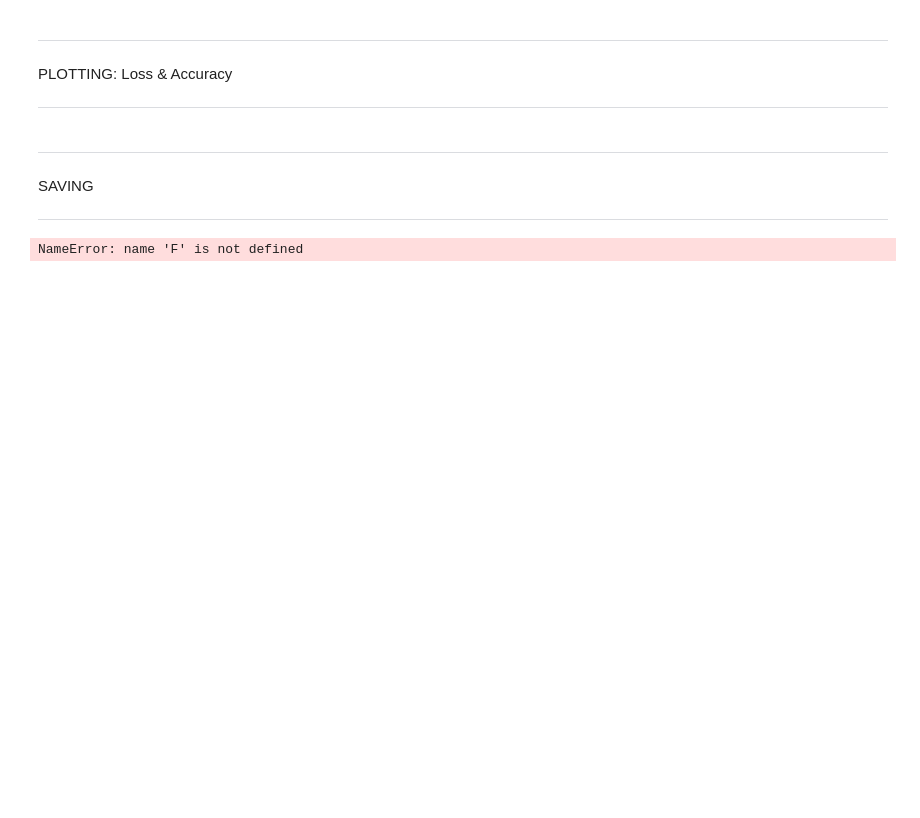
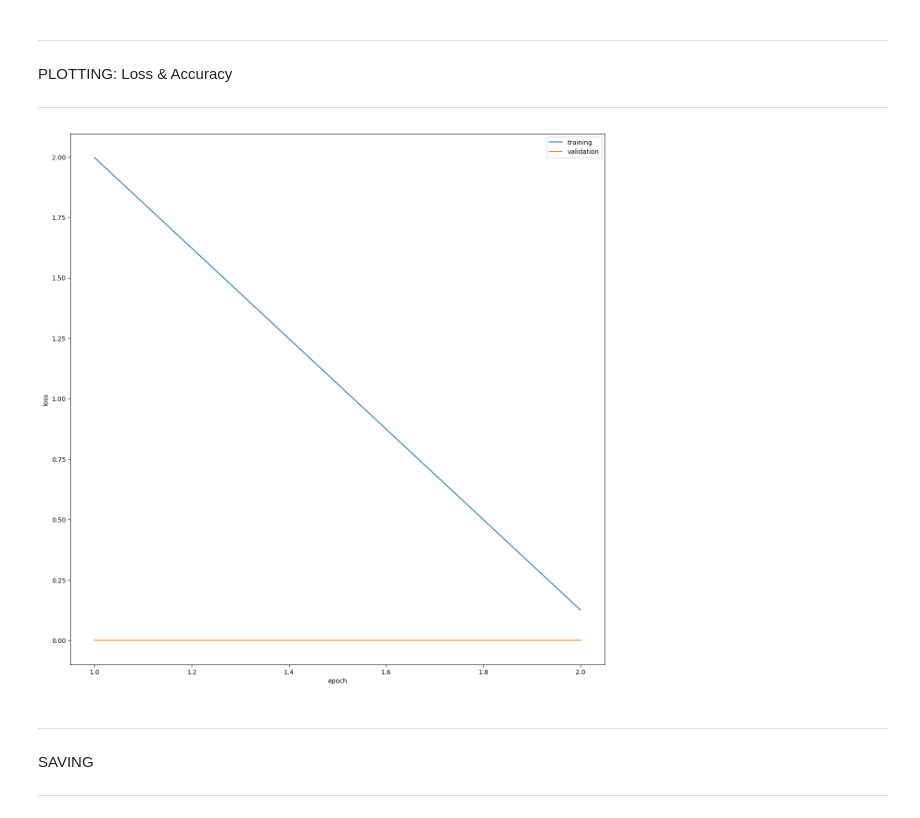
Before and after one commit to Chrono-Coder/cop28Hackathon, a Jupyter notebook: starter.ipynb, the cells around one changed output. Drawn from its saved outputs; the diff is of its cells as text; code cells hidden in the pictures; blank space fills up the shorter version.

```diff
--- a/starter.ipynb
+++ b/starter.ipynb
@@ -82,13 +82,16 @@ class Net(nn.Module):
         self.conv1 = nn.Conv2d(in_channels=3, out_channels=64, kernel_size=5, stride=1, padding=2)
         self.maxpool = nn.MaxPool2d(kernel_size=2, stride=2)
         self.lastcnn = nn.Linear(in_features=64 * 64 * 64, out_features=5)
+        self.relu=nn.ReLU()
+
 
     def forward(self, x):
         x = self.conv1(x)
         x = self.maxpool(x)
         # x = torch.flatten(x)
-        x = x.view(-1, 64 * 64 * 64)
+        x = x.view(x.size(0), -1)
         x = self.lastcnn(x)
+        x=self.relu(x)
         return torch.log_softmax(x, dim=1)
 
     # def conv_block(self, c_in, c_out, dropout, **kwargs):
@@ -184,0 +253,14 @@ KeyboardInterrupt:
+# %%
+epoch_nums = []
+training_loss = []
+validation_loss = []
+
+# Train over 10 epochs (We restrict to 10 for time issues)
+epochs = 2
+print('Training on', device)
+for epoch in range(1, epochs + 1):
+        train_loss = train(model, device, train_load, optimizer, epoch)
+        test_loss = test(model, device, test_load)
+        epoch_nums.append(epoch)
+        training_loss.append(train_loss)
+        validation_loss.append(test_loss)
@@ -192,9 +289,19 @@ PLOTTING: Loss & Accuracy
+# %%
+plt.figure(figsize=(15,15))
+plt.plot(epoch_nums, training_loss)
+plt.plot(epoch_nums, validation_loss)
+plt.xlabel('epoch')
+plt.ylabel('loss')
+plt.legend(['training', 'validation'], loc='upper right')
+plt.show()
+# %% [output]
+[figure, added]
 # %% [markdown]
 ***
 SAVING
 ***
 # %%
-width,height = 300,400
+width,height = 128,128
 x = torch.Tensor(1, 3, width, height)
 with torch.no_grad():
     traced_cell = torch.jit.trace(model, (x))
@@ -204,5 +311,3 @@ torch.jit.save(traced_cell, model_name)
 
 # torch.save () this is not allowed because it requires class definition before loading for the
 # model evaluation
-# %% [output]
-NameError: name 'F' is not defined
```
Also changed, not shown: parts of 7 cells of this notebook, 2 other files.
